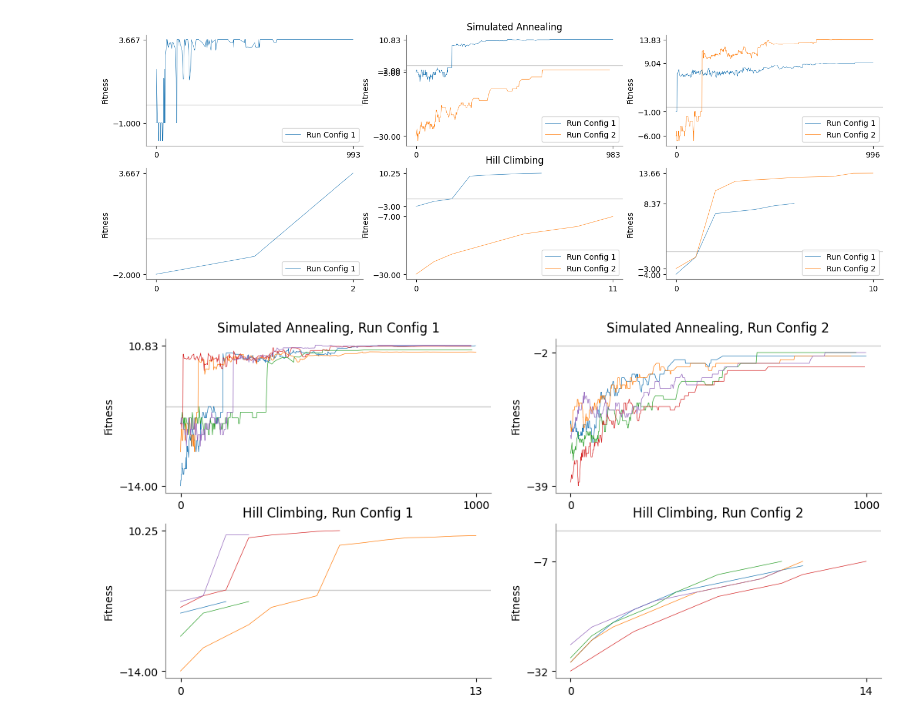
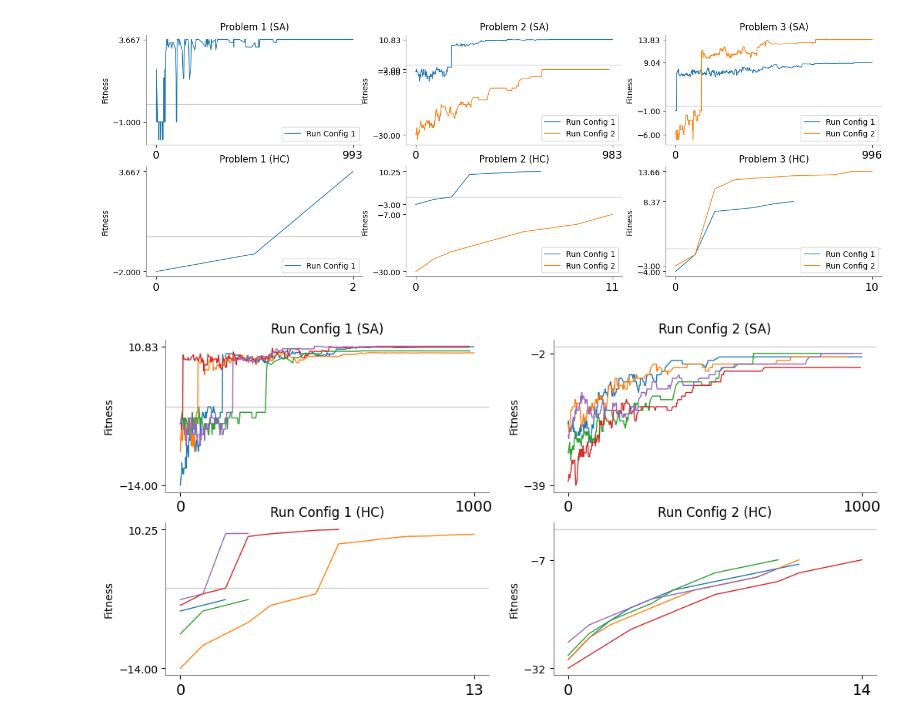
Before and after one commit to tomster12/factorio-blueprints, a Jupyter notebook: FactorioBlueprints/logs/visualize.ipynb, the cells around one changed output. Drawn from its saved outputs; the diff is of its cells as text; code cells hidden in the pictures.

```diff
--- a/FactorioBlueprints/logs/visualize.ipynb
+++ b/FactorioBlueprints/logs/visualize.ipynb
@@ -20,8 +20,8 @@ palette = sns.color_palette()
 fig, axes = plt.subplots(2, 3, figsize=(14, 5))
 fig.tight_layout()
 fig.subplots_adjust(hspace=0.2, wspace=0.2)
-axes[0, 1].set_title("Simulated Annealing")
-axes[1, 1].set_title("Hill Climbing")
+
+plt.rcParams['xtick.labelsize'] = 14
 
 # Loop over and initialize all axes
 for i, row in enumerate(axes):
@@ -52,7 +52,7 @@ for i, row in enumerate(axes):
             best_df["Fitness"] *= -1
             color = palette[int(rc) - 1]
             label = f"Run Config {rc}"
-            sns.lineplot(data=best_df, x="Iteration", y="Fitness", ax=ax, color=color, linewidth=0.5, label=label, errorbar=None)
+            sns.lineplot(data=best_df, x="Iteration", y="Fitness", ax=ax, color=color, linewidth=1, label=label, errorbar=None)
             plotted_dfs.append(best_df)
 
         # Set yticks to include min and max of each df
@@ -61,6 +61,7 @@ for i, row in enumerate(axes):
             yticks.add(df["Fitness"].iloc[0])
             yticks.add(df["Fitness"].iloc[-1])
 
+        ax.set_title(f"Problem {j + 1} ({['SA', 'HC'][i]})")
         ax.set_xticks([0, max([ df["Iteration"].max() for df in plotted_dfs ]) ])
         ax.set_yticks(list(yticks))
         ax.set_xlabel("")
@@ -89,8 +90,6 @@ palette = sns.color_palette()
 fig, axes = plt.subplots(2, 3, figsize=(14, 5))
 fig.tight_layout()
 fig.subplots_adjust(hspace=0.2, wspace=0.2)
-axes[0, 1].set_title("Simulated Annealing")
-axes[1, 1].set_title("Hill Climbing")
 
 # Loop over and initialize all axes
 for i, row in enumerate(axes):
@@ -117,7 +116,7 @@ for i, row in enumerate(axes):
             # Plot fitness and max fitness
             color = palette[int(rc) - 1]
             label = f"Run Config {rc}"
-            sns.lineplot(data=best_df, x="Iteration", y="Fitness", ax=ax, color=color, linewidth=0.5, label=label, errorbar=None)
+            sns.lineplot(data=best_df, x="Iteration", y="Fitness", ax=ax, color=color, linewidth=1, label=label, errorbar=None)
             plotted_dfs.append(best_df)
 
         # Put legend in bottom right
@@ -129,6 +128,7 @@ for i, row in enumerate(axes):
             yticks.add(df["Fitness"].iloc[0])
             yticks.add(df["Fitness"].iloc[-1])
 
+        ax.set_title(f"Problem {j + 1} ({['SA', 'HC'][i]})")
         ax.set_xticks([0, max([ df["Iteration"].max() for df in plotted_dfs ]) ])
         ax.set_yticks(list(yticks))
         ax.set_xlabel("")
@@ -136,7 +136,7 @@ for i, row in enumerate(axes):
 
 plt.show()
 # %% [output]
-[figure, old version]
+[figure, new version]
 # %%
 # Setup all figure and axes
 palette = sns.color_palette()
@@ -149,33 +149,33 @@ for i, row in enumerate(axes):
     for j, ax in enumerate(row):
         ax.spines['top'].set_color('none')
         ax.spines['right'].set_color('none')
         ax.spines['left'].set_color('gray')
         ax.spines['bottom'].set_color('gray')
         ax.axhline(0, color="#cccccc", linewidth=1)
-        ax.set_title(("Simulated Annealing, " if i == 0 else "Hill Climbing, ") + f"Run Config {j+1}")
+        ax.set_title(f"Run Config {j+1} ({['SA', 'HC'][i]})")
 
         # Calculate data path prefix and find all files
         path = f"{[ 'sa', 'hc' ][i]}_p2_rc{j+1}"
         files = [ f for f in os.listdir("full") if f.startswith(path) ]
         run_configs = group_lists(files, lambda f: re.search(r".*rc([0-9]).*", f).group(1))
 
         # Plot all runs for each run config
         plotted_dfs = []
         for rc in run_configs:
             rc_dfs = []
             for k, filename in enumerate(run_configs[rc]):
                 df = pd.read_csv(f"full/{filename}")
-                sns.lineplot(data=df, x="Iteration", y="Fitness", ax=ax, color=palette[k], linewidth=0.5, errorbar=None)
+                sns.lineplot(data=df, x="Iteration", y="Fitness", ax=ax, color=palette[k], linewidth=1, errorbar=None)
                 plotted_dfs.append(df)
 
         ax.set_xticks([0, max([ df["Iteration"].max() for df in plotted_dfs ]) ])
         ax.set_yticks([
             min([ df["Fitness"].min() for df in plotted_dfs ]),
             max([ df["Fitness"].max() for df in plotted_dfs ])
         ])
         ax.set_xlabel("")
         ax.set_ylabel("Fitness")
 
 plt.show()
 # %% [output]
-[figure, old version]
+[figure, new version]
```
Also changed, not shown: parts of 1 cell of this notebook.
